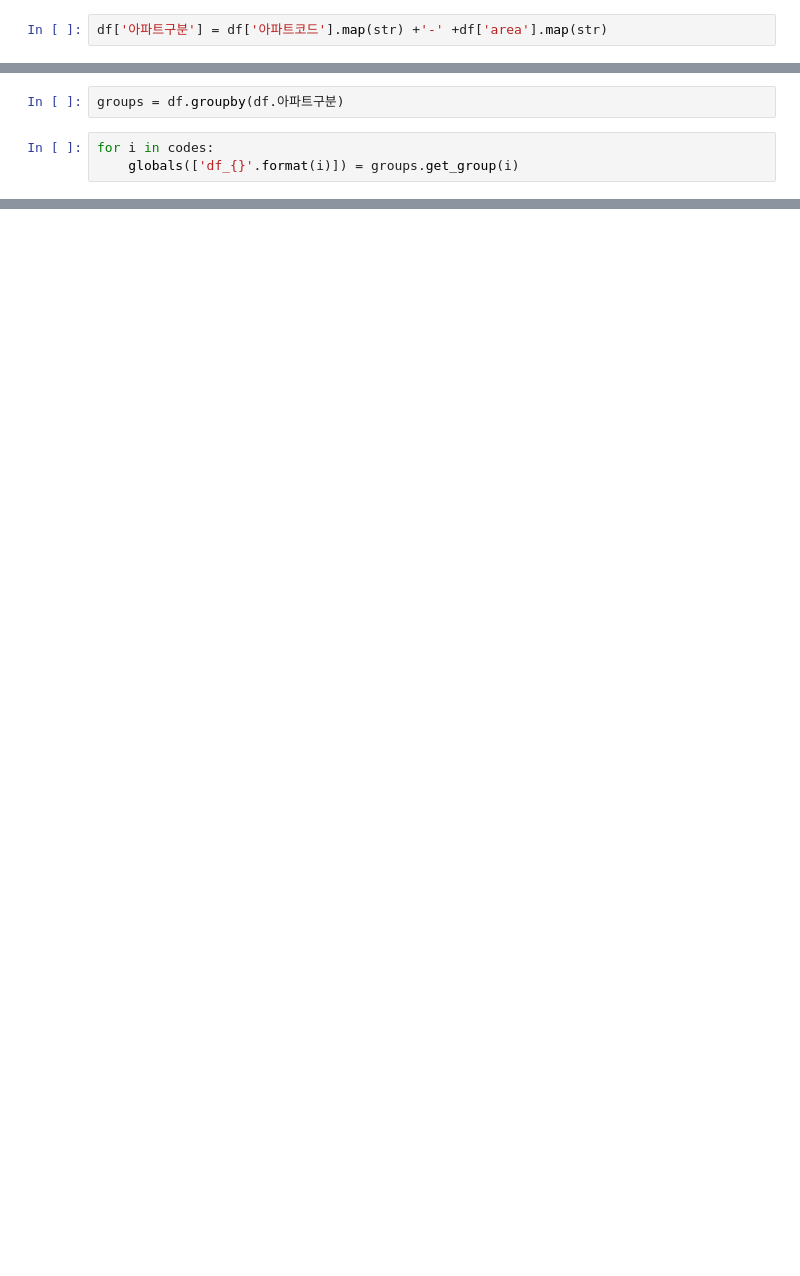
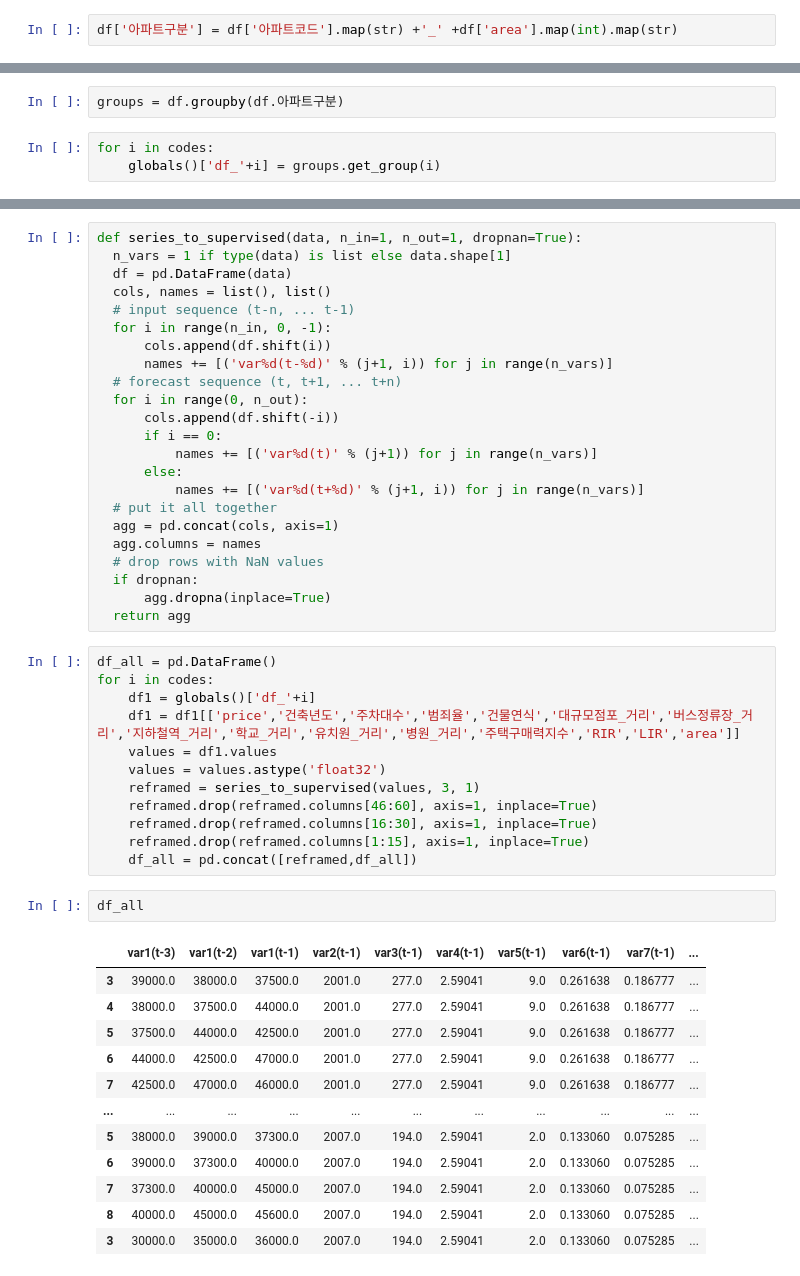
Before and after one commit to tnqkrthsus2/house-price-predict, a Jupyter notebook: lstm중구모든아파트학습데이터로사용.ipynb, the cells around one changed output, grey strips where cells are left out. Cells and saved outputs as stored; diff of their text form; blank space fills up the shorter version.

```diff
--- a/lstm중구모든아파트학습데이터로사용.ipynb
+++ b/lstm중구모든아파트학습데이터로사용.ipynb
@@ -66,4 +74,4 @@ df = df.astype({'price':'float64'})
 # %%
 df['price']=df.groupby(['계약년월','아파트코드','area'])['price'].transform('mean')
 # %%
-df['아파트구분'] = df['아파트코드'].map(str) +'-' +df['area'].map(str)
+df['아파트구분'] = df['아파트코드'].map(str) +'_' +df['area'].map(int).map(str)
@@ -132,4 +162,4 @@ array(['A10024359-10.0', 'A10024359-20.0', 'A10024359-30.0',
 groups = df.groupby(df.아파트구분)
 # %%
 for i in codes:
-    globals(['df_{}'.format(i)]) = groups.get_group(i)
+    globals()['df_'+i] = groups.get_group(i)
@@ -137,0 +177,50 @@ SyntaxError: cannot assign to function call (2681240090.py, line 2)
+# %%
+def series_to_supervised(data, n_in=1, n_out=1, dropnan=True):
+  n_vars = 1 if type(data) is list else data.shape[1]
+  df = pd.DataFrame(data)
+  cols, names = list(), list()
+  # input sequence (t-n, ... t-1)
+  for i in range(n_in, 0, -1):
+      cols.append(df.shift(i))
+      names += [('var%d(t-%d)' % (j+1, i)) for j in range(n_vars)]
+  # forecast sequence (t, t+1, ... t+n)
+  for i in range(0, n_out):
+      cols.append(df.shift(-i))
+      if i == 0:
+          names += [('var%d(t)' % (j+1)) for j in range(n_vars)]
+      else:
+          names += [('var%d(t+%d)' % (j+1, i)) for j in range(n_vars)]
+  # put it all together
+  agg = pd.concat(cols, axis=1)
+  agg.columns = names
+  # drop rows with NaN values
+  if dropnan:
+      agg.dropna(inplace=True)
+  return agg
+# %%
+df_all = pd.DataFrame()
+for i in codes:
+    df1 = globals()['df_'+i]
+    df1 = df1[['price','건축년도','주차대수','범죄율','건물연식','대규모점포_거리','버스정류장_거리','지하철역_거리','학교_거리','유치원_거리','병원_거리','주택구매력지수','RIR','LIR','area']]
+    values = df1.values
+    values = values.astype('float32')
+    reframed = series_to_supervised(values, 3, 1)
+    reframed.drop(reframed.columns[46:60], axis=1, inplace=True)
+    reframed.drop(reframed.columns[16:30], axis=1, inplace=True)
+    reframed.drop(reframed.columns[1:15], axis=1, inplace=True)
+    df_all = pd.concat([reframed,df_all])
+# %%
+df_all
+# %% [output]
+|  | var1(t-3) | var1(t-2) | var1(t-1) | var2(t-1) | var3(t-1) | var4(t-1) | var5(t-1) | var6(t-1) | var7(t-1) | ... |
+| 3 | 39000.0 | 38000.0 | 37500.0 | 2001.0 | 277.0 | 2.59041 | 9.0 | 0.261638 | 0.186777 | ... |
+| 4 | 38000.0 | 37500.0 | 44000.0 | 2001.0 | 277.0 | 2.59041 | 9.0 | 0.261638 | 0.186777 | ... |
+| 5 | 37500.0 | 44000.0 | 42500.0 | 2001.0 | 277.0 | 2.59041 | 9.0 | 0.261638 | 0.186777 | ... |
+| 6 | 44000.0 | 42500.0 | 47000.0 | 2001.0 | 277.0 | 2.59041 | 9.0 | 0.261638 | 0.186777 | ... |
+| 7 | 42500.0 | 47000.0 | 46000.0 | 2001.0 | 277.0 | 2.59041 | 9.0 | 0.261638 | 0.186777 | ... |
+| ... | ... | ... | ... | ... | ... | ... | ... | ... | ... | ... |
+| 5 | 38000.0 | 39000.0 | 37300.0 | 2007.0 | 194.0 | 2.59041 | 2.0 | 0.133060 | 0.075285 | ... |
+| 6 | 39000.0 | 37300.0 | 40000.0 | 2007.0 | 194.0 | 2.59041 | 2.0 | 0.133060 | 0.075285 | ... |
+| 7 | 37300.0 | 40000.0 | 45000.0 | 2007.0 | 194.0 | 2.59041 | 2.0 | 0.133060 | 0.075285 | ... |
+| 8 | 40000.0 | 45000.0 | 45600.0 | 2007.0 | 194.0 | 2.59041 | 2.0 | 0.133060 | 0.075285 | ... |
+| 3 | 30000.0 | 35000.0 | 36000.0 | 2007.0 | 194.0 | 2.59041 | 2.0 | 0.133060 | 0.075285 | ... |
```
Also changed, not shown: parts of 17 cells of this notebook.
